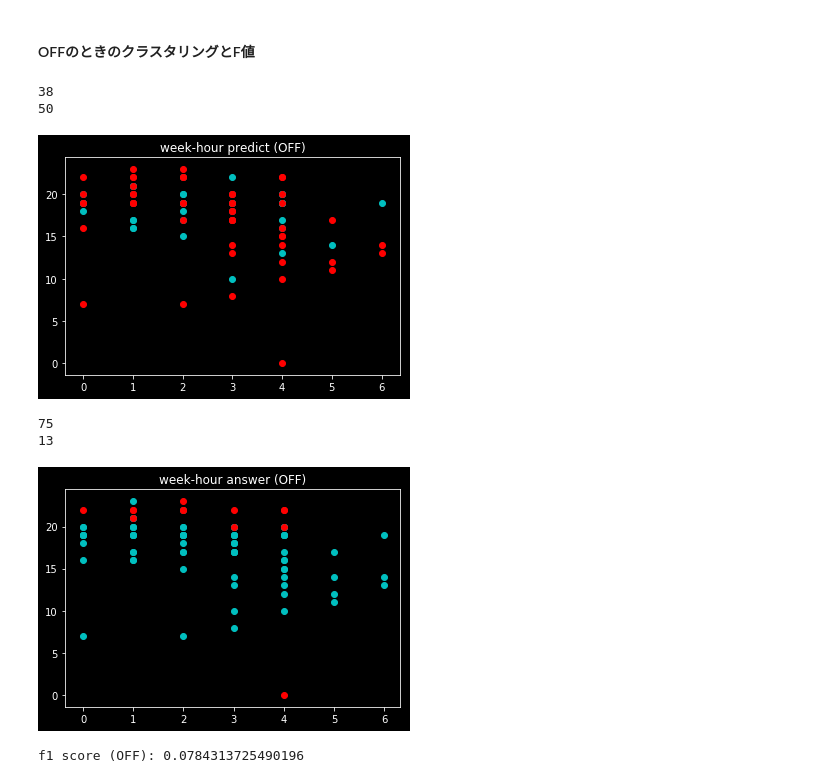
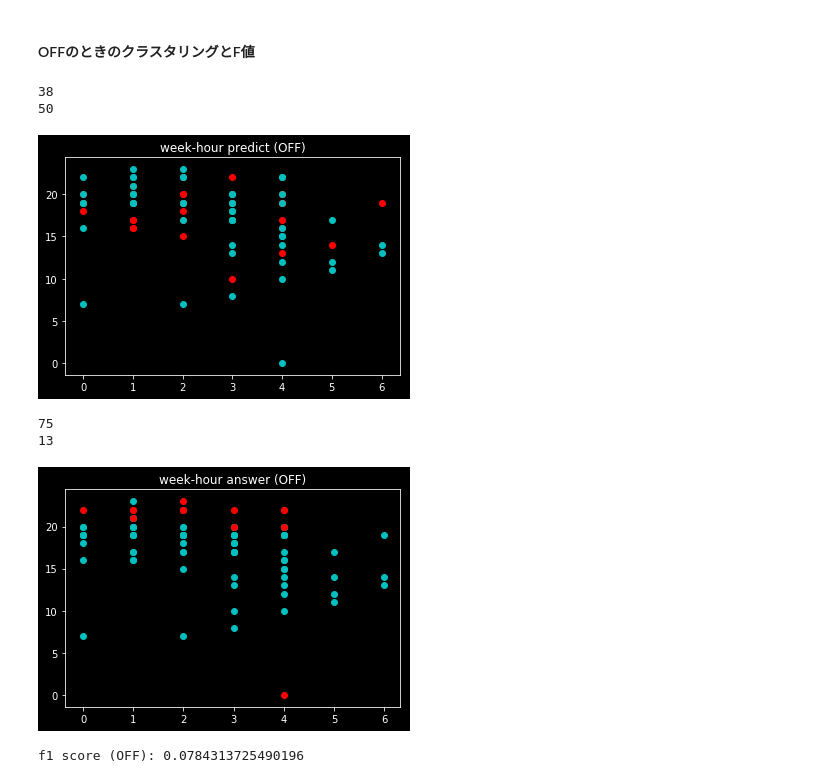
Before and after one commit to equanz/key-status-analyze, a Jupyter notebook: research/anomaly/k_means_analyze.ipynb, the cells around one changed output. Saved outputs shown, nothing was run; the diff lists cells and outputs as text; code cells hidden in the pictures.

```diff
--- a/research/anomaly/k_means_analyze.ipynb
+++ b/research/anomaly/k_means_analyze.ipynb
@@ -184,36 +184,36 @@ kmeans = KMeans(n_clusters=2, random_state=0).fit(X_off)
 
 # clustering datasets
 cluster_index = []
 for x_part in X_off:
     x_part = x_part.reshape((1, x_part.shape[0]))
     cluster_index.append(kmeans.predict(x_part)[0])
 cluster_index = np.asarray(cluster_index)
 
 # plot predict data
 c0_predict = X_off[cluster_index == 0]
 c1_predict = X_off[cluster_index == 1]
 print(c0_predict.shape[0])
 print(c1_predict.shape[0])
-plt.scatter(c0_predict[:, 2], c0_predict[:, 3], color="c")
-plt.scatter(c1_predict[:, 2], c1_predict[:, 3], color="r")
+plt.scatter(c0_predict[:, 2], c0_predict[:, 3], color="r")
+plt.scatter(c1_predict[:, 2], c1_predict[:, 3], color="c")
 plt.title("week-hour predict (OFF)")
 plt.legend()
 plt.show()
 
 # plot answer data
 X_off_normal = X_off[y_off[:, 0] == False]
 X_off_anomal = X_off[y_off[:, 0] == True]
 print(X_off_normal.shape[0])
 print(X_off_anomal.shape[0])
 plt.scatter(X_off_normal[:, 2], X_off_normal[:, 3], color="c")
 plt.scatter(X_off_anomal[:, 2], X_off_anomal[:, 3], color="r")
 plt.title("week-hour answer (OFF)")
 plt.legend()
 plt.show()
 # %% [output]
 38
 50
-[figure, old version]
+[figure, new version]
 75
 13
 [figure]
```
Also changed, not shown: parts of 1 cell of this notebook, 1 other file.
